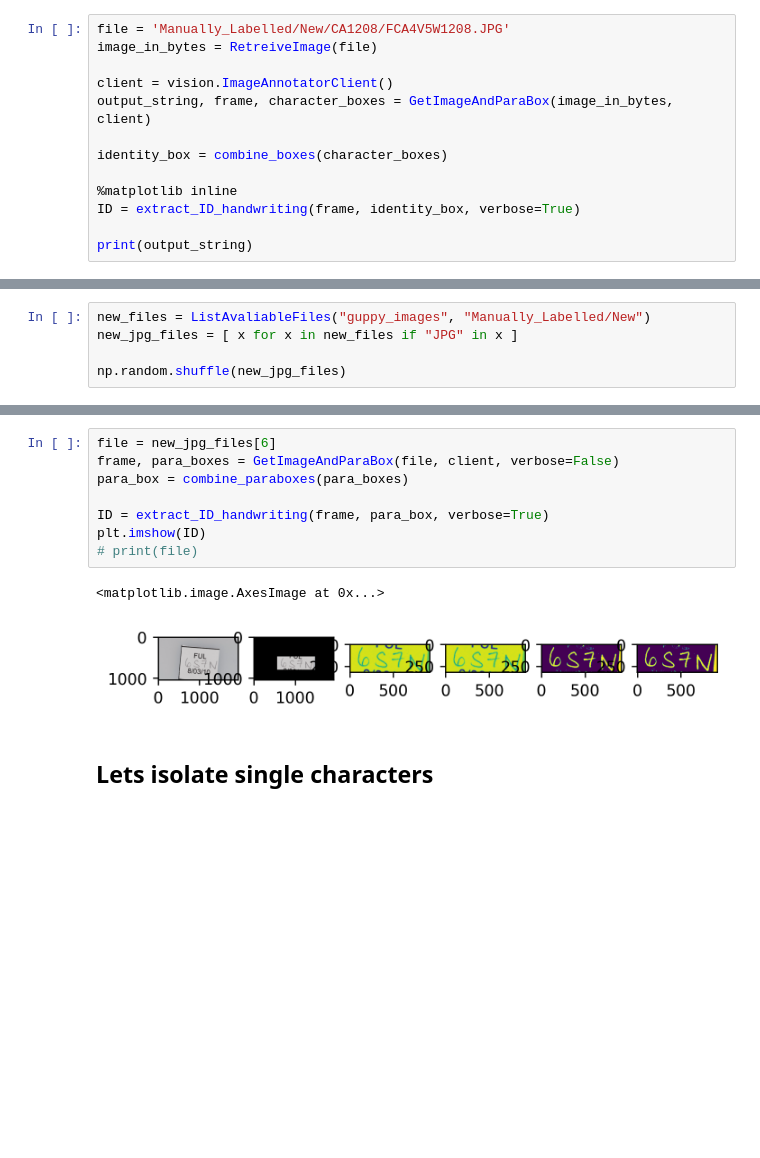
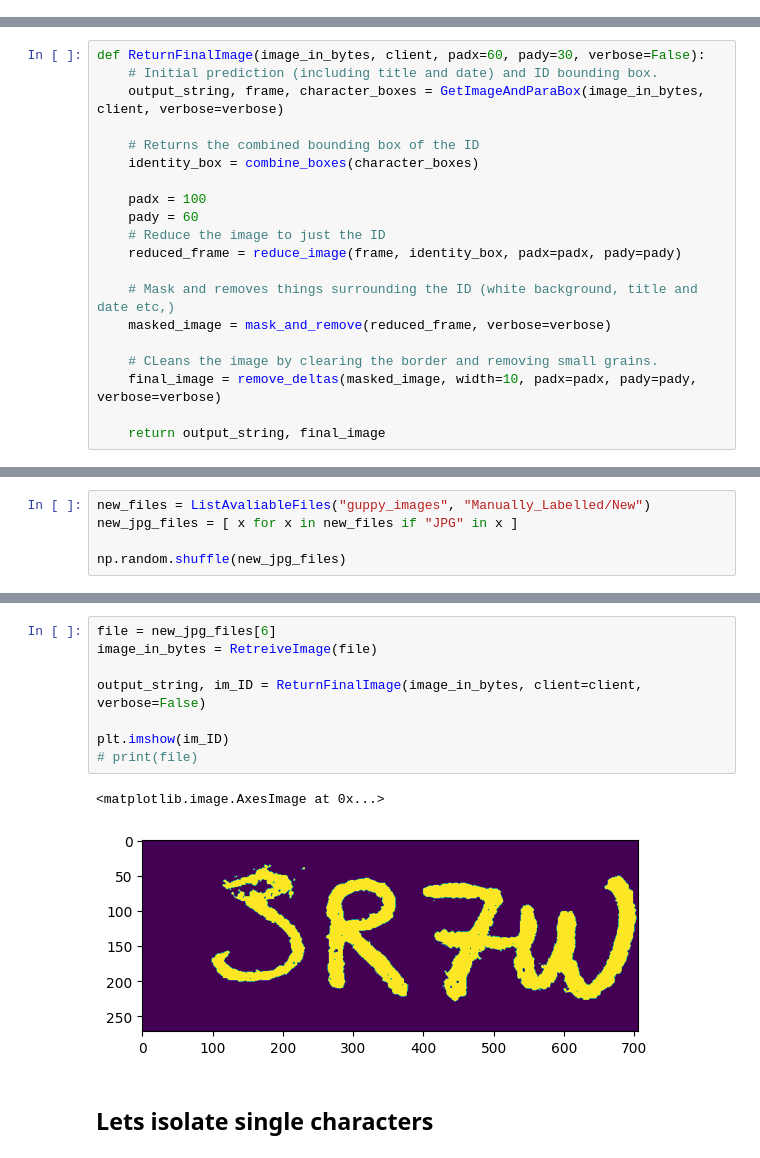
Before and after one commit to Jor-Lee/Guppies, a Jupyter notebook: Python_Files/ML_preprocessing.ipynb, the cells around one changed output, grey strips where cells are left out. Cells and saved outputs as stored; diff of their text form; blank space fills up the shorter version.

```diff
--- a/Python_Files/ML_preprocessing.ipynb
+++ b/Python_Files/ML_preprocessing.ipynb
@@ -122,13 +37,0 @@ def extract_ID_handwriting(frame, paragraph_vertices, verbose=False):
-# %%
-file = 'Manually_Labelled/New/CA1208/FCA4V5W1208.JPG'
-image_in_bytes = RetreiveImage(file)
-
-client = vision.ImageAnnotatorClient()
-output_string, frame, character_boxes = GetImageAndParaBox(image_in_bytes, client)
-
-identity_box = combine_boxes(character_boxes)
-
-%matplotlib inline
-ID = extract_ID_handwriting(frame, identity_box, verbose=True)
-
-print(output_string)
@@ -137,0 +38,20 @@ print(output_string)
+# %%
+def ReturnFinalImage(image_in_bytes, client, padx=60, pady=30, verbose=False):
+    # Initial prediction (including title and date) and ID bounding box.
+    output_string, frame, character_boxes = GetImageAndParaBox(image_in_bytes, client, verbose=verbose)
+
+    # Returns the combined bounding box of the ID
+    identity_box = combine_boxes(character_boxes)
+
+    padx = 100
+    pady = 60
+    # Reduce the image to just the ID
+    reduced_frame = reduce_image(frame, identity_box, padx=padx, pady=pady)
+
+    # Mask and removes things surrounding the ID (white background, title and date etc,)
+    masked_image = mask_and_remove(reduced_frame, verbose=verbose)
+
+    # CLeans the image by clearing the border and removing small grains.
+    final_image = remove_deltas(masked_image, width=10, padx=padx, pady=pady, verbose=verbose)
+
+    return output_string, final_image
@@ -319,14 +242,14 @@ for i in range(10):
 # %%
 file = new_jpg_files[6]
-frame, para_boxes = GetImageAndParaBox(file, client, verbose=False)
-para_box = combine_paraboxes(para_boxes)
+image_in_bytes = RetreiveImage(file)
 
-ID = extract_ID_handwriting(frame, para_box, verbose=True)
-plt.imshow(ID)
+output_string, im_ID = ReturnFinalImage(image_in_bytes, client=client, verbose=False)
+
+plt.imshow(im_ID)
 # print(file)
 # %% [output]
 <matplotlib.image.AxesImage at 0x...>
-[figure, old version]
+[figure, new version]
 # %% [markdown]
 ## Lets isolate single characters
 # %%
```
Also changed, not shown: parts of 17 cells of this notebook, 1 other file.
